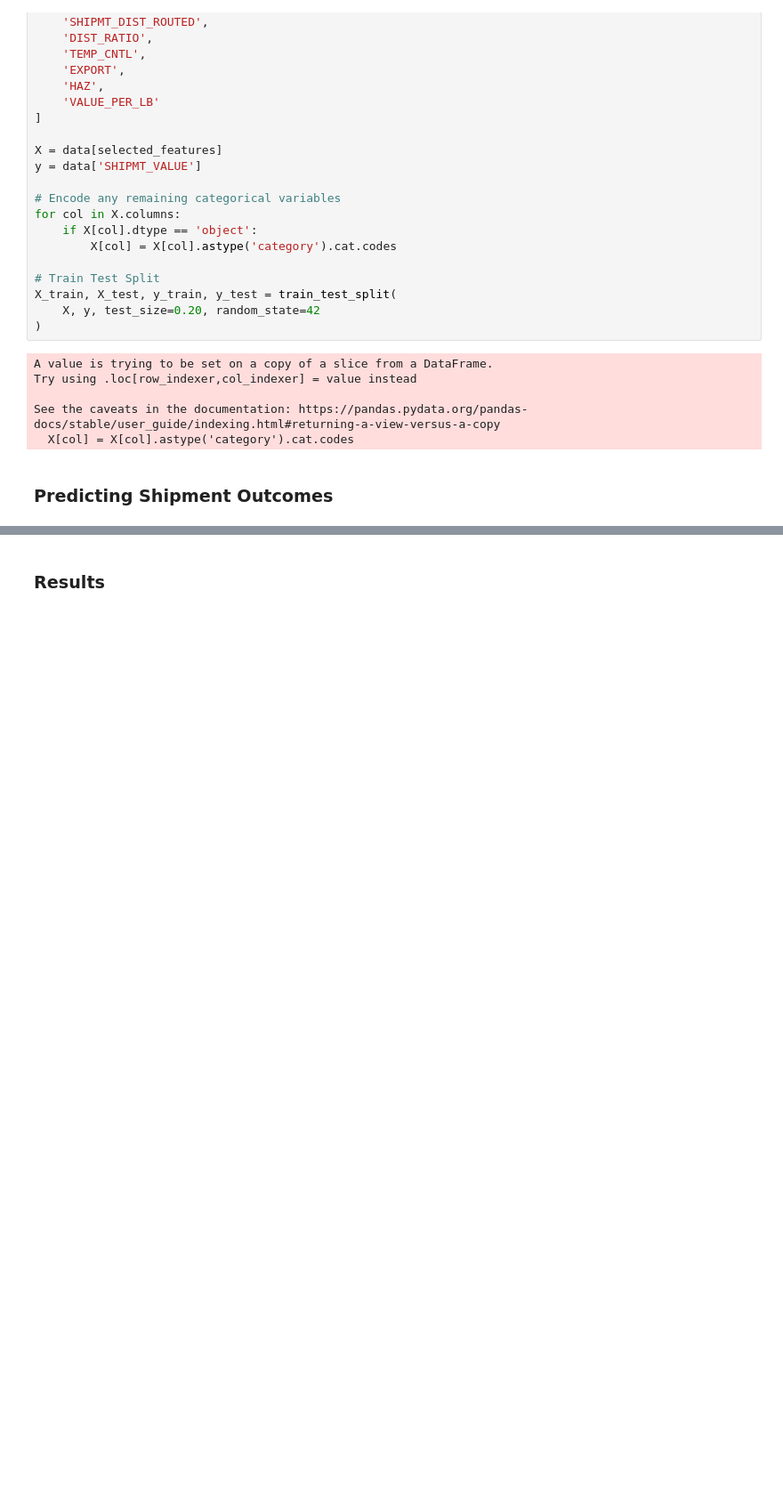
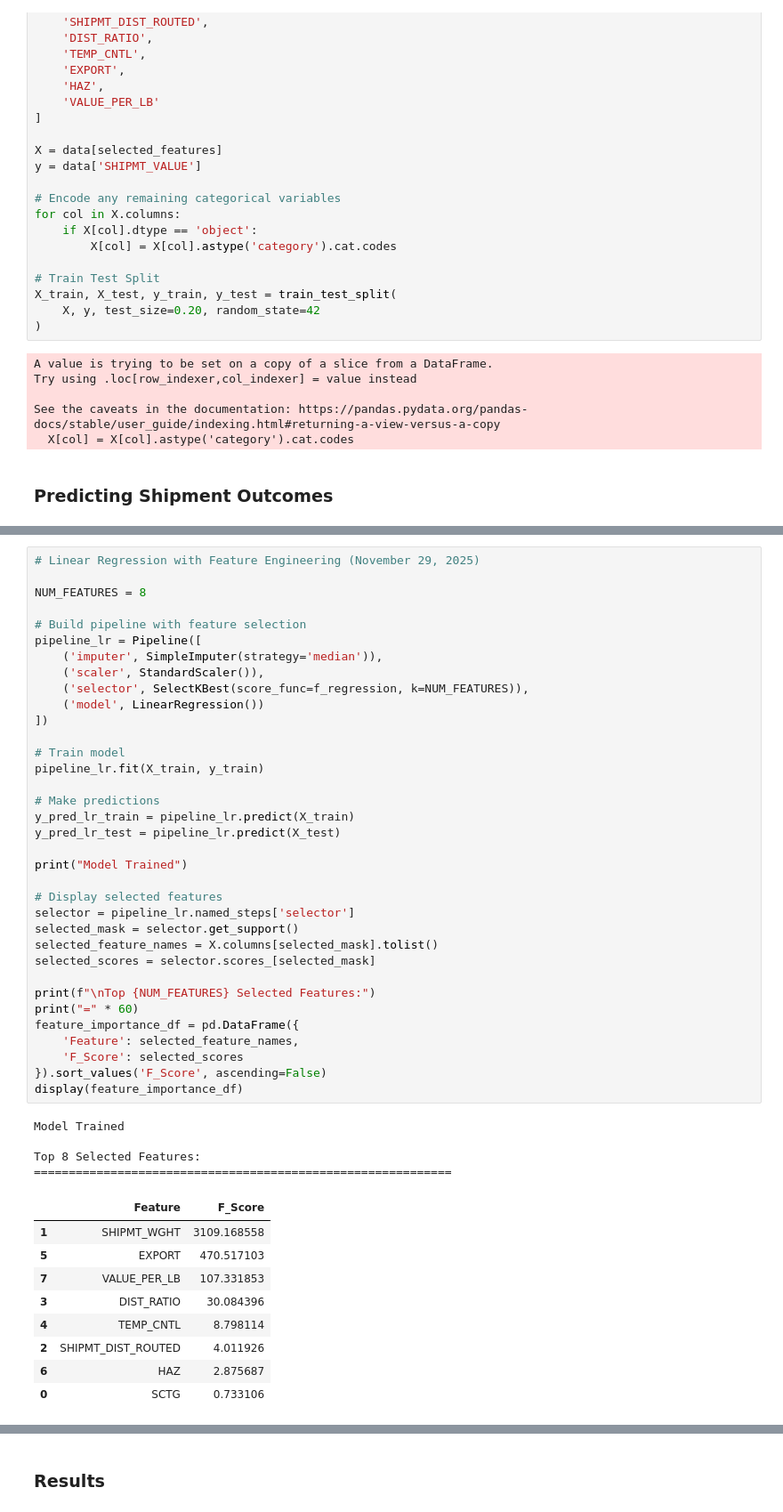
Before and after one commit to Taotlema/Data-Mining-Final-Project, a Jupyter notebook: Code/Regression.ipynb, the cells around one changed output, grey strips where cells are left out. Shown at 89% size. Cells and saved outputs as stored; diff of their text form; blank space fills up the shorter version.

```diff
--- a/Code/Regression.ipynb
+++ b/Code/Regression.ipynb
@@ -209,3 +216,52 @@ def evaluate(y_true, y_pred):
 # Evaluate models
 lr_metrics = evaluate(y_test, y_pred_lr)
 ridge_metrics = evaluate(y_test, y_pred_ridge)
+# %%
+# Linear Regression with Feature Engineering (November 29, 2025)
+
+NUM_FEATURES = 8
+
+# Build pipeline with feature selection
+pipeline_lr = Pipeline([
+    ('imputer', SimpleImputer(strategy='median')),
+    ('scaler', StandardScaler()),
+    ('selector', SelectKBest(score_func=f_regression, k=NUM_FEATURES)),
+    ('model', LinearRegression())
+])
+
+# Train model
+pipeline_lr.fit(X_train, y_train)
+
+# Make predictions
+y_pred_lr_train = pipeline_lr.predict(X_train)
+y_pred_lr_test = pipeline_lr.predict(X_test)
+
+print("Model Trained")
+
+# Display selected features
+selector = pipeline_lr.named_steps['selector']
+selected_mask = selector.get_support()
+selected_feature_names = X.columns[selected_mask].tolist()
+selected_scores = selector.scores_[selected_mask]
+
+print(f"\nTop {NUM_FEATURES} Selected Features:")
+print("=" * 60)
+feature_importance_df = pd.DataFrame({
+    'Feature': selected_feature_names,
+    'F_Score': selected_scores
+}).sort_values('F_Score', ascending=False)
+display(feature_importance_df)
+# %% [output]
+Model Trained
+
+Top 8 Selected Features:
+============================================================
+|  | Feature | F_Score |
+| 1 | SHIPMT_WGHT | 3109.168558 |
+| 5 | EXPORT | 470.517103 |
+| 7 | VALUE_PER_LB | 107.331853 |
+| 3 | DIST_RATIO | 30.084396 |
+| 4 | TEMP_CNTL | 8.798114 |
+| 2 | SHIPMT_DIST_ROUTED | 4.011926 |
+| 6 | HAZ | 2.875687 |
+| 0 | SCTG | 0.733106 |
```
Also changed, not shown: parts of 8 cells of this notebook, 3 other files.
